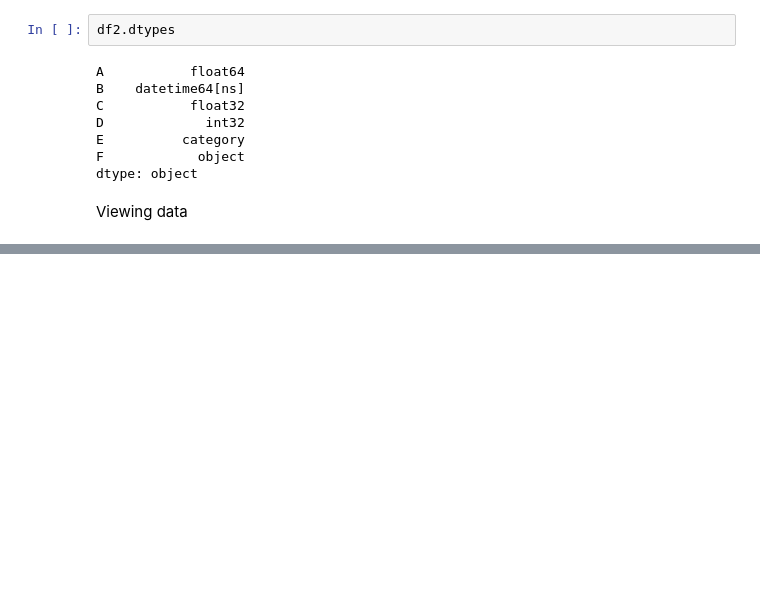
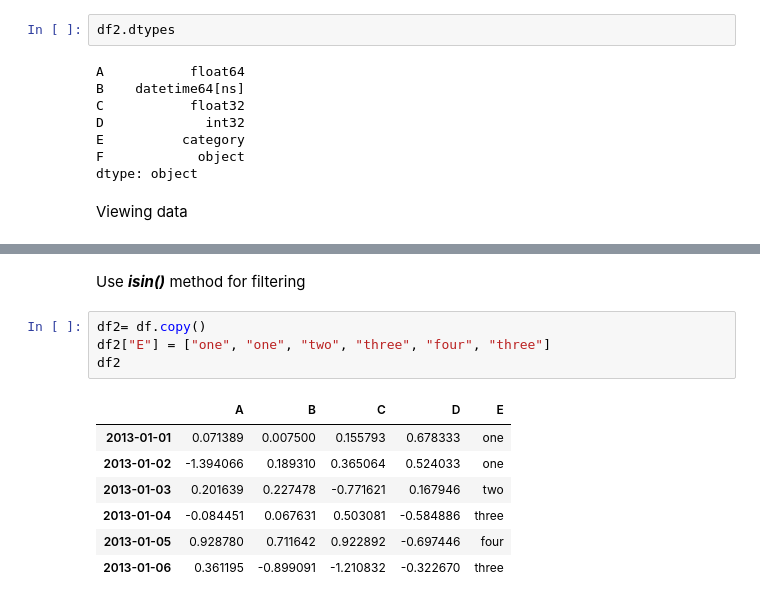
Before and after one commit to sudipkrk/FUN-MOOC, a Jupyter notebook: ML_Python/Pandas.ipynb, the cells around one changed output, grey strips where cells are left out. Drawn from its saved outputs; the diff is of its cells as text; blank space fills up the shorter version.

```diff
--- a/ML_Python/Pandas.ipynb
+++ b/ML_Python/Pandas.ipynb
@@ -92,0 +298,14 @@ df.tail(3) #bottom 3 rows
+# %% [markdown]
+Use ***isin()*** method for filtering
+# %%
+df2= df.copy()
+df2["E"] = ["one", "one", "two", "three", "four", "three"]
+df2
+# %% [output]
+|  | A | B | C | D | E |
+| 2013-01-01 | 0.071389 | 0.007500 | 0.155793 | 0.678333 | one |
+| 2013-01-02 | -1.394066 | 0.189310 | 0.365064 | 0.524033 | one |
+| 2013-01-03 | 0.201639 | 0.227478 | -0.771621 | 0.167946 | two |
+| 2013-01-04 | -0.084451 | 0.067631 | 0.503081 | -0.584886 | three |
+| 2013-01-05 | 0.928780 | 0.711642 | 0.922892 | -0.697446 | four |
+| 2013-01-06 | 0.361195 | -0.899091 | -1.210832 | -0.322670 | three |
```
Also changed, not shown: parts of 32 cells of this notebook.
